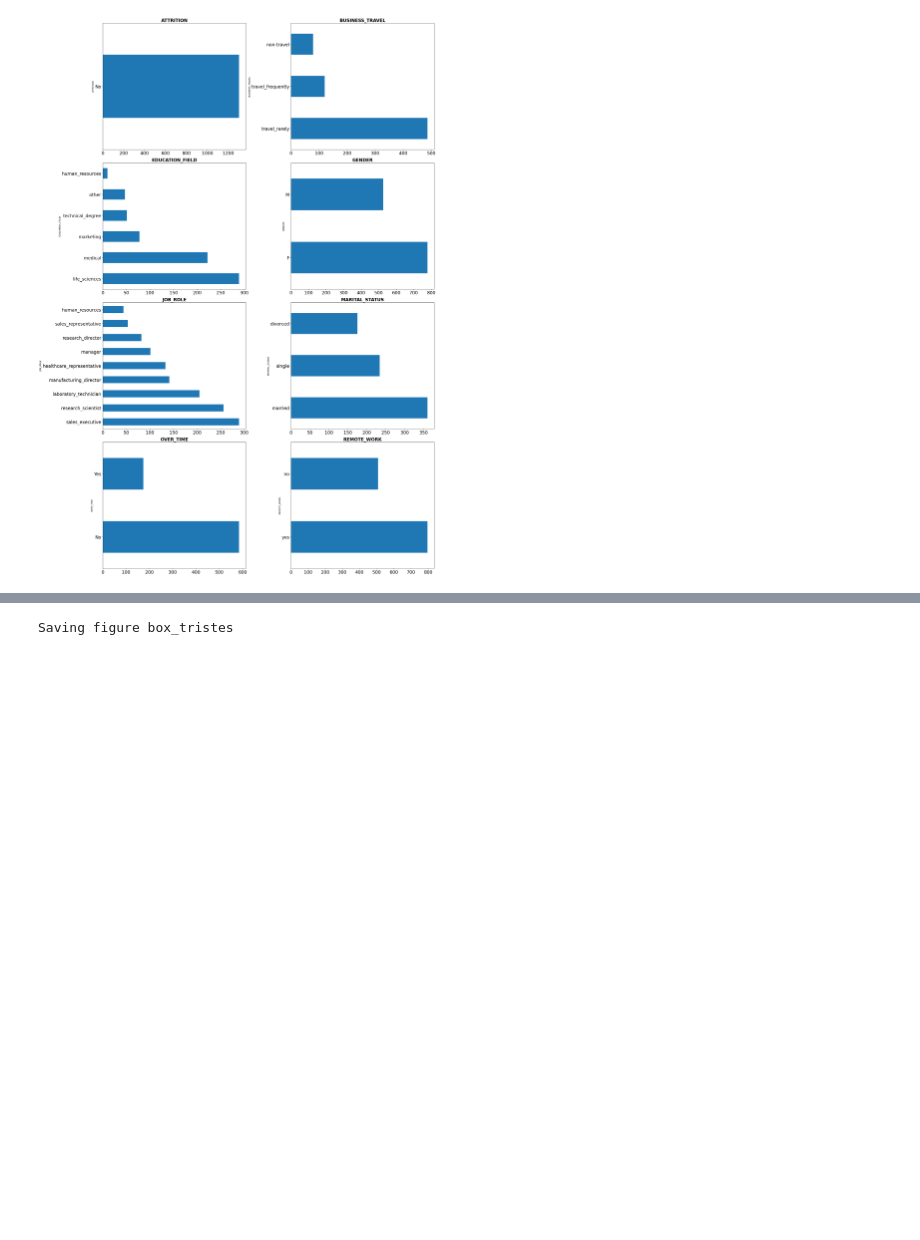
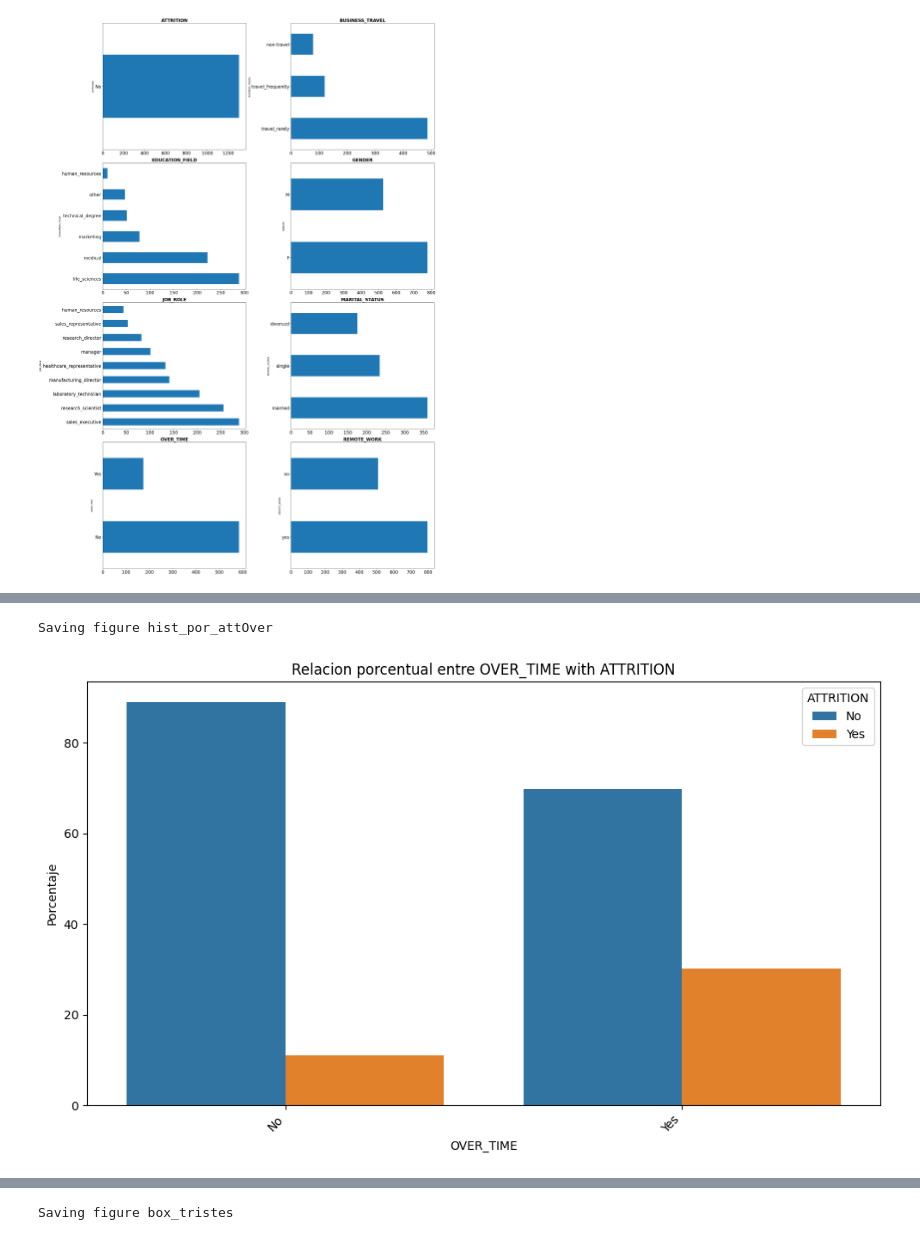
Before and after one commit to Origamologo/Empleados, a Jupyter notebook: 02_visualización.ipynb, the cells around one changed output, grey strips where cells are left out. Drawn from its saved outputs; the diff is of its cells as text; code cells hidden in the pictures; blank space fills up the shorter version.

```diff
--- a/02_visualización.ipynb
+++ b/02_visualización.ipynb
@@ -118,0 +134,5 @@ Saving figure cat_felices
+# %%
+histo_porcentual(df_completo, 'OVER_TIME', 'ATTRITION', 'hist_por_attOver')
+# %% [output]
+Saving figure hist_por_attOver
+[figure, added]
```
Also changed, not shown: parts of 16 cells of this notebook, 7 other files.
